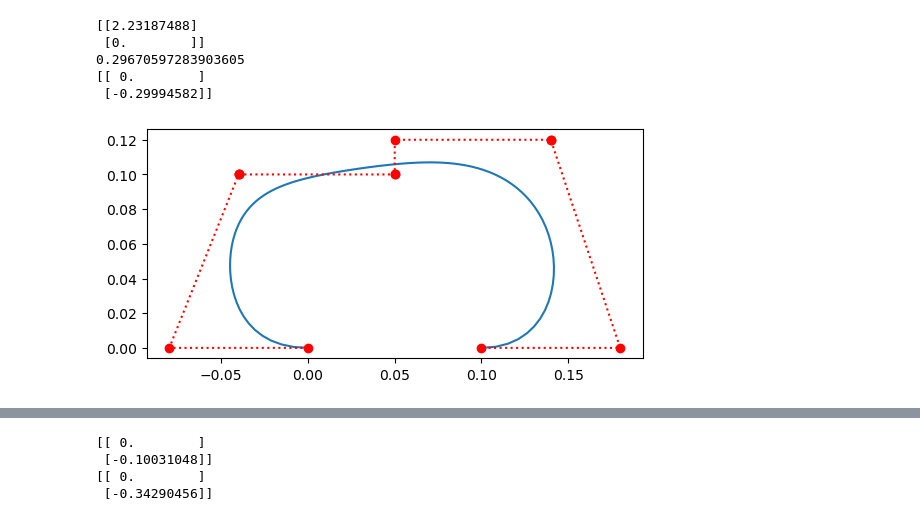
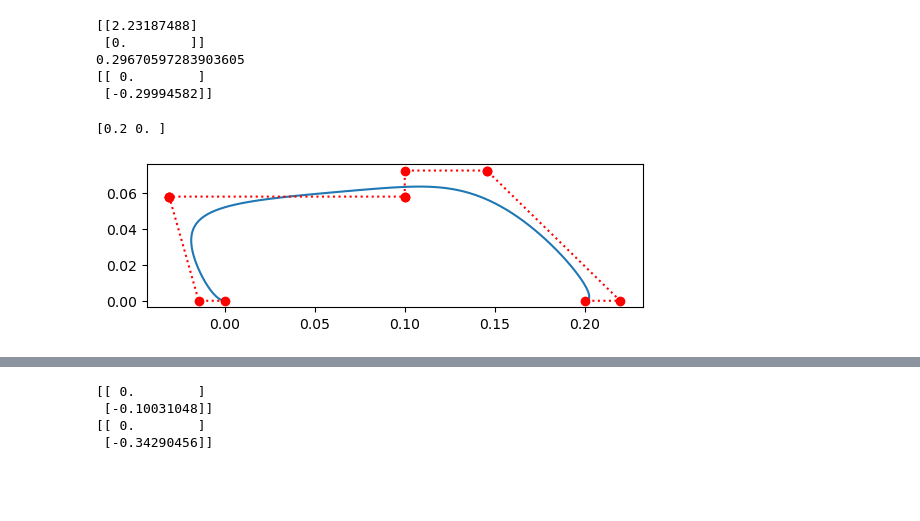
Before and after one commit to guanlunlu/MBD_Corgi_python, a Jupyter notebook: script/test.ipynb, the cells around one changed output, grey strips where cells are left out. Cells and saved outputs as stored; diff of their text form; code cells hidden in the pictures; blank space fills up the shorter version.

```diff
--- a/script/test.ipynb
+++ b/script/test.ipynb
@@ -96,38 +96,71 @@ from Bezier import Bezier
 import numpy as np
 from numpy import array as a
 import matplotlib.pyplot as plt
 from mpl_toolkits.mplot3d import Axes3D
 import time
 
-h = 0.1
-dh = 0.02
-L = 0.1
-dL1 = 0.08
-dL2 = -0.04
-dL3 = 0.08
-dL4 = -0.04
+bp = np.array(
+    [
+        0.05619701,
+        0.00411106,
+        0.01690634,
+        -0.03432745,
+        0.08628042,
+        -0.09429632,
+        0.05316414,
+        0.00363167,
+        0.02571238,
+        0.04847964,
+        0.01144883,
+        0.08482995,
+        0.07099504,
+        0.0061735,
+        0.04818854,
+        0.00514284,
+        0.01187029,
+        -0.0274283,
+        0.05789841,
+        0.01448661,
+        0.01453597,
+        0.0163456,
+        0.01975994,
+        -0.07417478,
+    ]
+)
+
+bp = bp.reshape(4, -1)
+idx = 3
+L = 0.2
+h = bp[idx, 0]
+dh = bp[idx, 1]
+dL1 = bp[idx, 2]
+dL2 = bp[idx, 3]
+dL3 = bp[idx, 4]
+dL4 = bp[idx, 5]
 
 c0 = np.array([0,0])
 c1 = c0 - np.array([dL1, 0])
 c2 = c1 - np.array([dL2, 0]) + np.array([0, h])
 c3 = c2
 c4 = c2
 c5 = c4 + np.array([0.5 * L + dL1 + dL2, 0])
 c6 = c5
 c7 = c5 + np.array([0, dh])
 c8 = c7 + np.array([0.5 * L + dL3 + dL4, 0])
 c9 = c8
 c10 = c8 - np.array([dL4, h + dh])
 c11 = c10 - np.array([dL3, 0])
+print(c11)
 
 c_set = np.array([c0, c1, c2, c3, c4, c5, c6, c7, c8, c9, c10, c11])
 t_points = np.linspace(0, 1, 100)
 
 curve = Bezier.Curve(t_points, c_set)
 
 plt.plot(curve[:, 0], curve[:, 1])
 plt.plot(c_set[:, 0], c_set[:, 1], "ro:")
 plt.gca().set_aspect("equal", adjustable="box")
 plt.show()
 # %% [output]
+[0.2 0. ]
-[figure, old version]
+[figure, new version]
```
Also changed, not shown: parts of 1 cell of this notebook, 8 other files.
